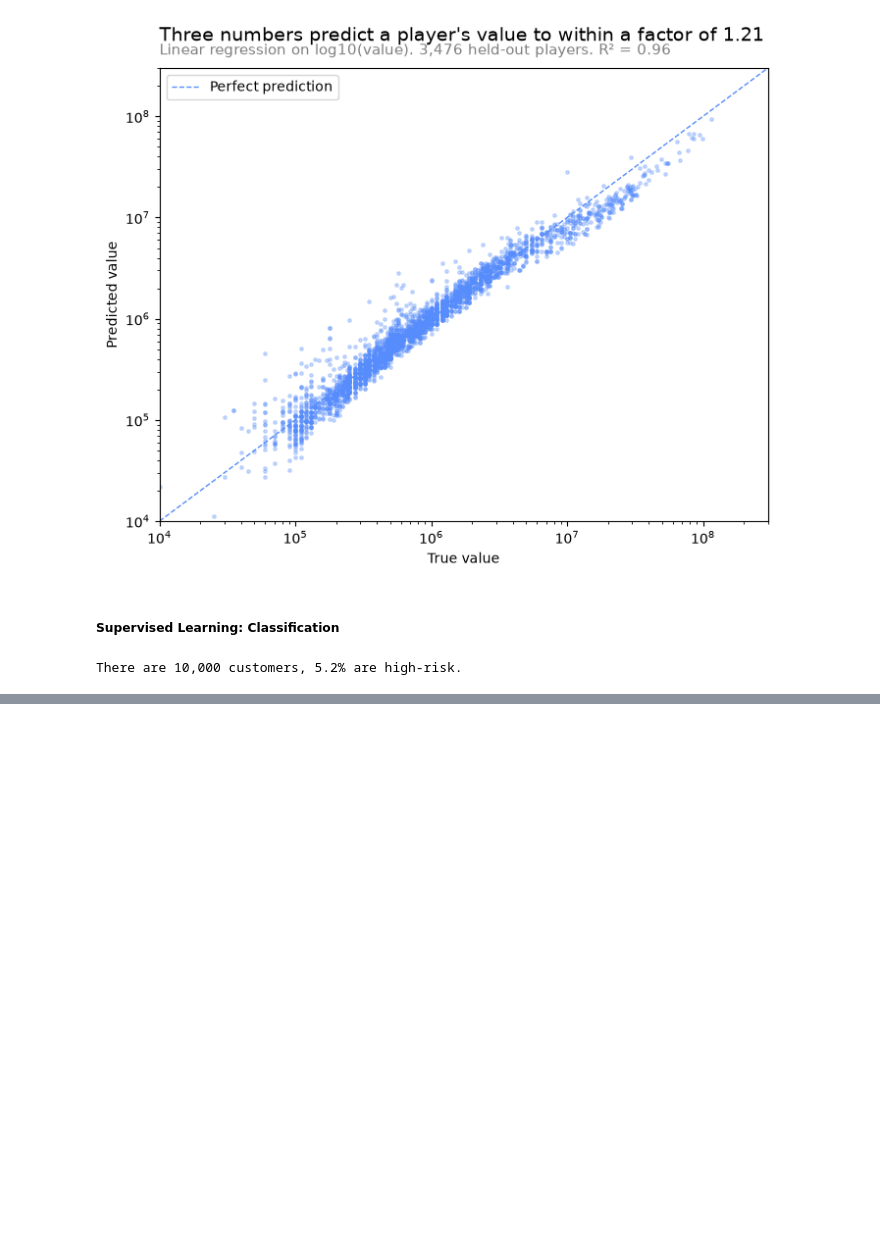
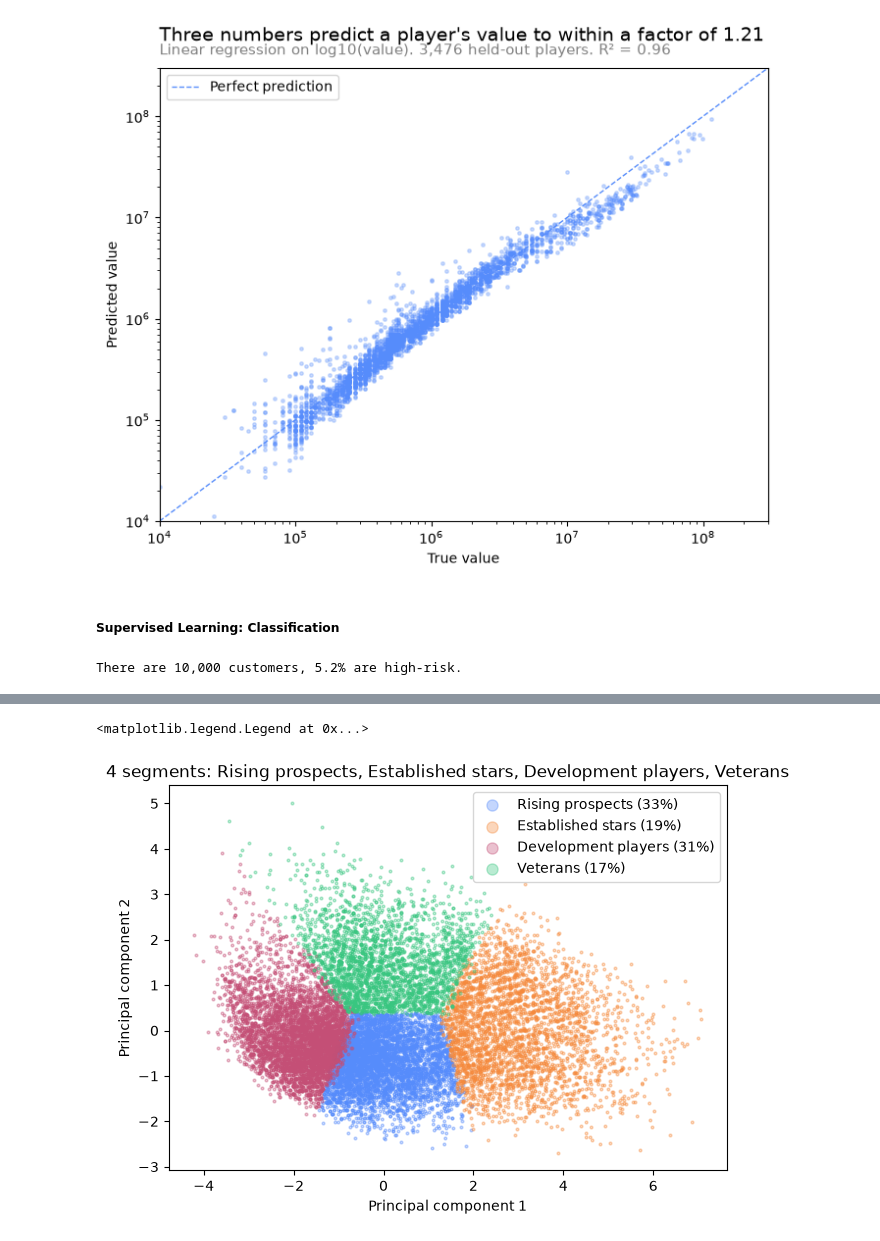
Before and after one commit to snabxo/malarz, a Jupyter notebook: src/notebooks/02_ml.ipynb, the cells around one changed output, grey strips where cells are left out. Saved outputs shown, nothing was run; the diff lists cells and outputs as text; code cells hidden in the pictures; blank space fills up the shorter version.

```diff
--- a/src/notebooks/02_ml.ipynb
+++ b/src/notebooks/02_ml.ipynb
@@ -261,0 +324,12 @@ There are 10,000 customers, 5.2% are high-risk.
+# %%
+K = 4
+
+kmeans = KMeans(n_clusters=K, n_init=10, random_state=0).fit(scaled)
+segments = segments.assign(cluster=kmeans.labels_)
+
+profile = segments.groupby("cluster").mean()
+profile["players"] = segments["cluster"].value_counts().sort_index()
+profile["value_eur"] = 10 ** profile["value_eur"]
+profile["wage_eur"] = 10 ** profile["wage_eur"]
+
+print(profile.to_string(float_format=lambda v: f"{v:,.1f}"))
@@ -261,0 +343,15 @@ There are 10,000 customers, 5.2% are high-risk.
+# %%
+names = {profile["Overall"].idxmax(): "Established stars"}
+names.setdefault(profile["Age"].idxmax(), "Veterans")
+
+remaining = profile.drop(list(names)).sort_values("Overall", ascending=False).index
+
+for cluster, label in zip(remaining, ["Rising prospects", "Development players", "Others"], strict=False):
+    names[cluster] = label
+
+segments["segment"] = segments["cluster"].map(names)
+
+profile["headroom"] = profile["Potential"] - profile["Overall"]     # how much better they may get
+
+for cluster, row in profile.iterrows():
+    print(f"Cluster {cluster}: {names[cluster]:<20} n={row["players"]:>6,.0f}    Age: {row["Age"]:.0f}    Overall: {row["Overall"]:.0f}    Headroom: {row["headroom"]:+.0f}    Value: €{row["value_eur"] / 1e6:.1f}M")
@@ -261,0 +363,18 @@ There are 10,000 customers, 5.2% are high-risk.
+# %%
+projection = PCA(n_components=2).fit_transform(scaled)
+
+fig, ax = plt.subplots(figsize=(7.2,5))
+
+main_title = f"{K} segments: " + ", ".join(names[cluster] for cluster in range(K))
+
+for cluster in range(K):
+    mask = segments["cluster"] == cluster
+
+    ax.scatter(projection[mask, 0], projection[mask, 1], s=4, alpha=0.35, label=f"{names[cluster]} ({mask.mean():.0%})")
+
+ax.set_title(main_title)
+ax.set(xlabel="Principal component 1", ylabel="Principal component 2")
+ax.legend(markerscale=4)
+# %% [output]
+<matplotlib.legend.Legend at 0x...>
+[figure, added]
```
Also changed, not shown: parts of 9 cells of this notebook.
